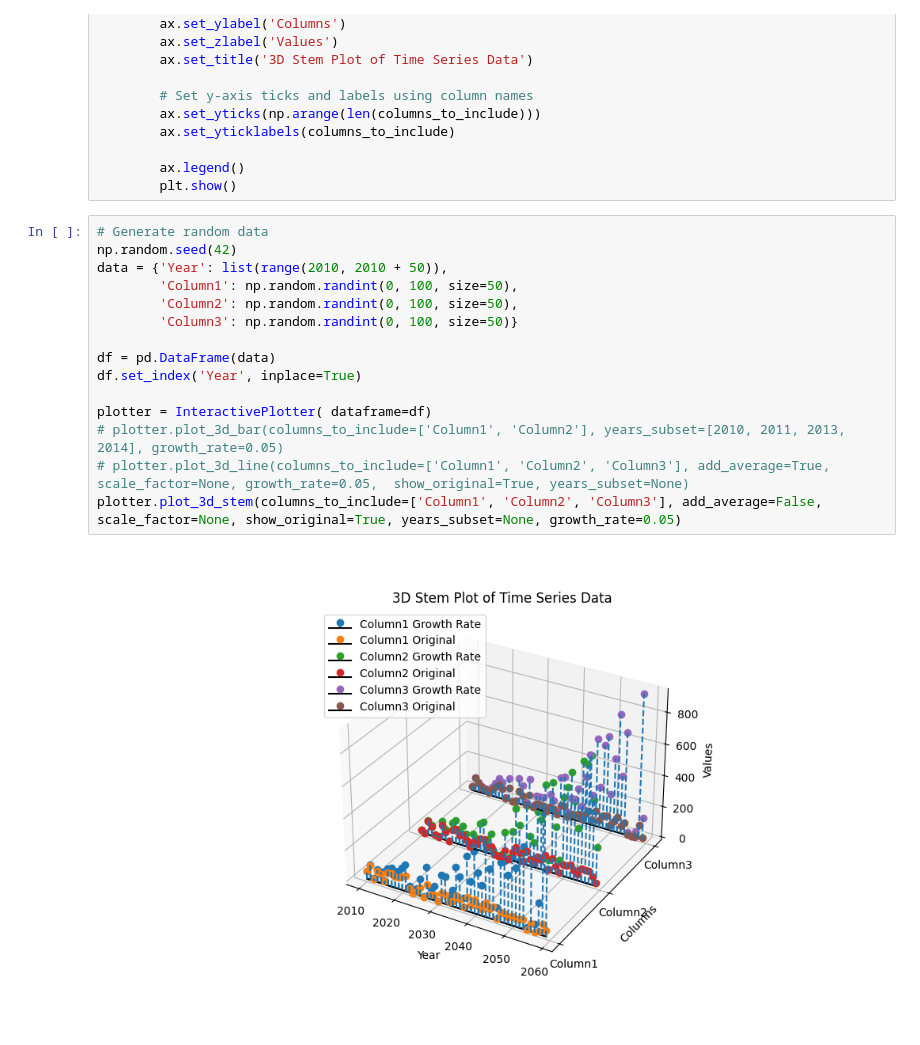
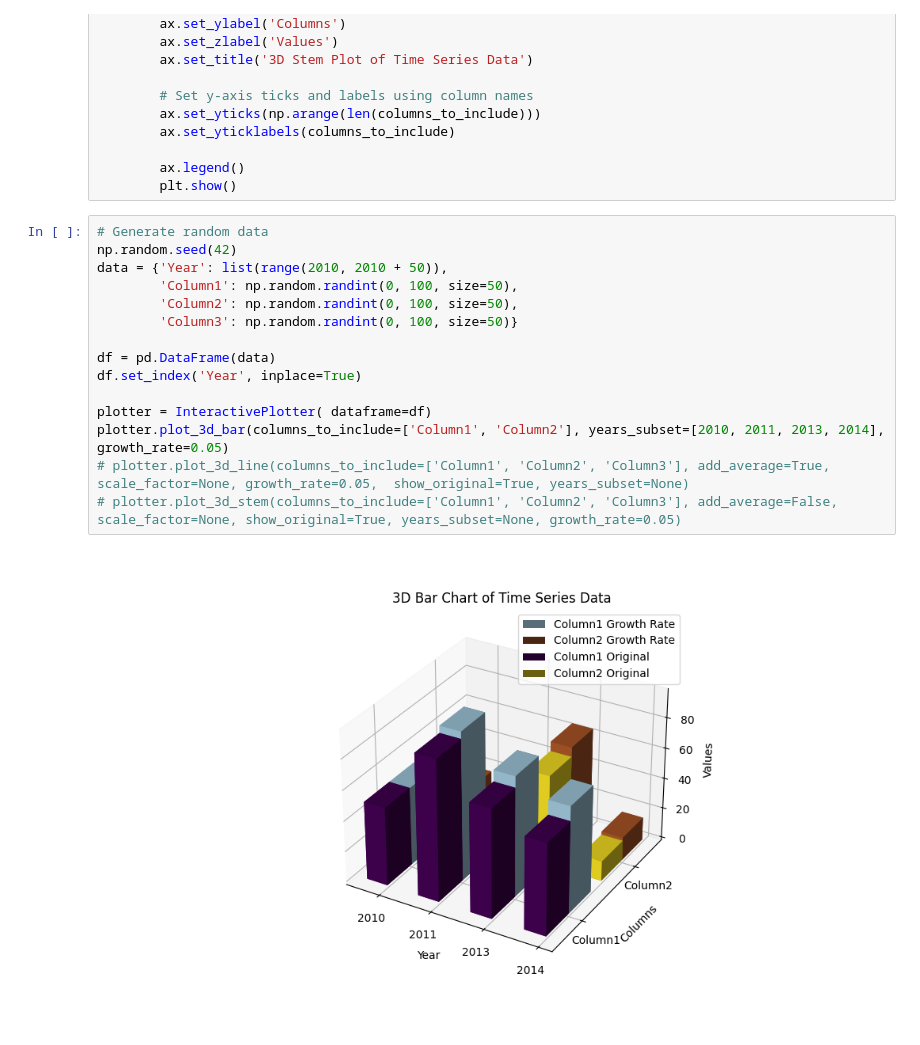
Before and after one commit to saeedbaba1368/Data-Engineering, a Jupyter notebook: Machine Learning & Data Science/graphing-examples/sample.ipynb, the cells around one changed output. Cells and saved outputs as stored; diff of their text form.

Commit message:
updating graphs

```diff
--- a/Machine Learning & Data Science/graphing-examples/sample.ipynb
+++ b/Machine Learning & Data Science/graphing-examples/sample.ipynb
@@ -222,20 +223,20 @@ class InteractivePlotter:
 # %%
 # Generate random data
 np.random.seed(42)
 data = {'Year': list(range(2010, 2010 + 50)),
         'Column1': np.random.randint(0, 100, size=50),
         'Column2': np.random.randint(0, 100, size=50),
         'Column3': np.random.randint(0, 100, size=50)}
 
 df = pd.DataFrame(data)
 df.set_index('Year', inplace=True)
 
 plotter = InteractivePlotter( dataframe=df)
-# plotter.plot_3d_bar(columns_to_include=['Column1', 'Column2'], years_subset=[2010, 2011, 2013, 2014], growth_rate=0.05)
+plotter.plot_3d_bar(columns_to_include=['Column1', 'Column2'], years_subset=[2010, 2011, 2013, 2014], growth_rate=0.05)
 # plotter.plot_3d_line(columns_to_include=['Column1', 'Column2', 'Column3'], add_average=True, scale_factor=None, growth_rate=0.05,  show_original=True, years_subset=None)
-plotter.plot_3d_stem(columns_to_include=['Column1', 'Column2', 'Column3'], add_average=False, scale_factor=None, show_original=True, years_subset=None, growth_rate=0.05)
+# plotter.plot_3d_stem(columns_to_include=['Column1', 'Column2', 'Column3'], add_average=False, scale_factor=None, show_original=True, years_subset=None, growth_rate=0.05)
 # %% [output]
-[figure, old version]
+[figure, new version]
 # %%
 
 class TimeSeriesPlotter:
```
Also changed, not shown: parts of 8 cells of this notebook.
